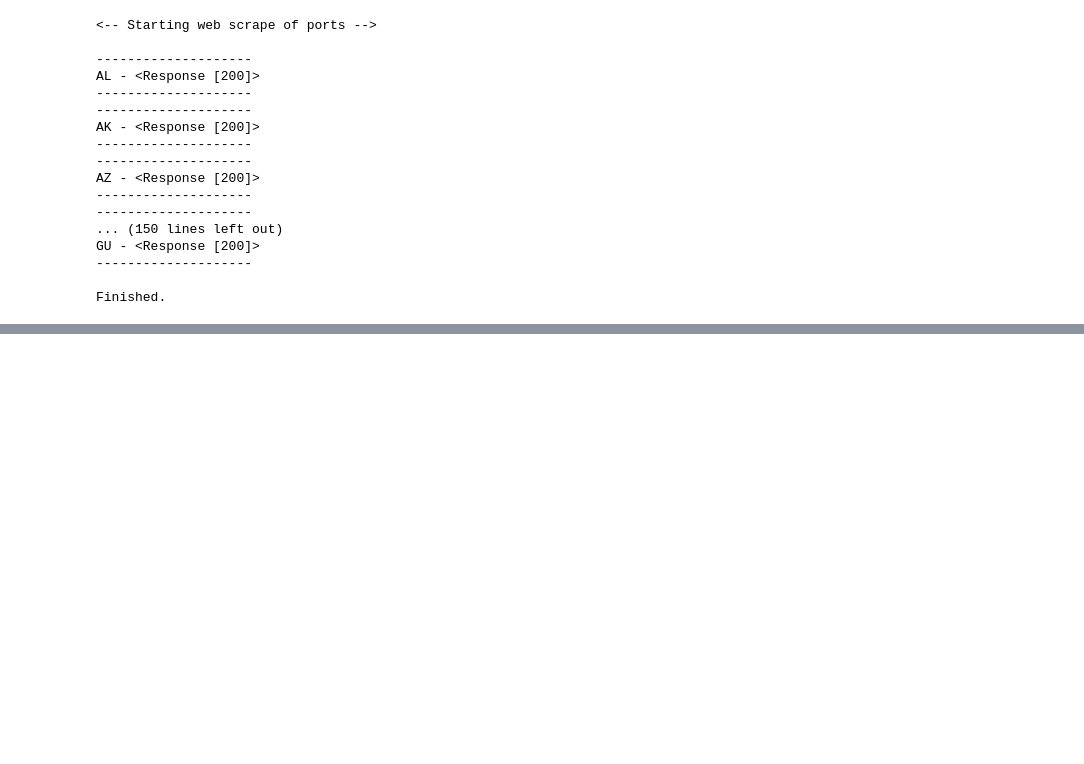
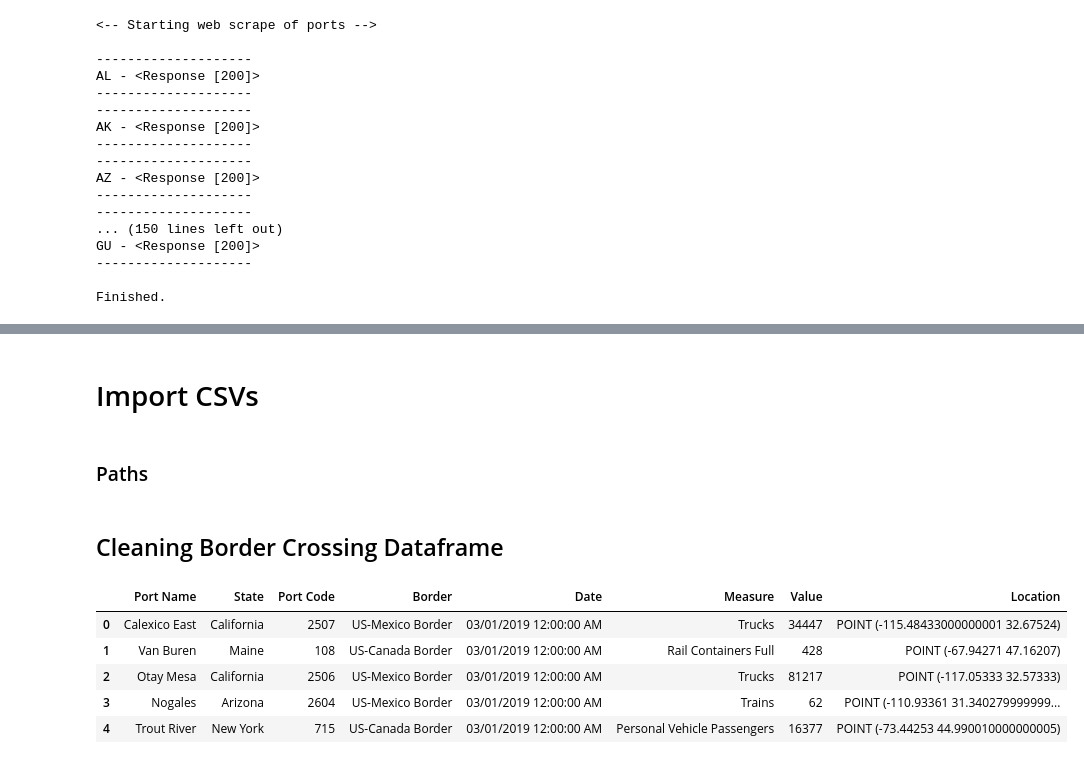
Before and after one commit to david-kishi/US-Border-Data-Scraping, a Jupyter notebook: US_Port_of_Entry_Scraping.ipynb, the cells around one changed output, grey strips where cells are left out. Drawn from its saved outputs; the diff is of its cells as text; code cells hidden in the pictures; blank space fills up the shorter version.

```diff
--- a/US_Port_of_Entry_Scraping.ipynb
+++ b/US_Port_of_Entry_Scraping.ipynb
@@ -90,0 +106,4 @@ ports_df
+# %% [markdown]
+# Import CSVs
+# %% [markdown]
+### Paths
@@ -90,0 +120,13 @@ ports_df
+# %% [markdown]
+## Cleaning Border Crossing Dataframe
+# %%
+# Create Dataframe from Border Crossing data.
+border_crossing_df = pd.read_csv(border_crossing_path)
+border_crossing_df.head()
+# %% [output]
+|  | Port Name | State | Port Code | Border | Date | Measure | Value | Location |
+| 0 | Calexico East | California | 2507 | US-Mexico Border | 03/01/2019 12:00:00 AM | Trucks | 34447 | POINT (-115.48433000000001 32.67524) |
+| 1 | Van Buren | Maine | 108 | US-Canada Border | 03/01/2019 12:00:00 AM | Rail Containers Full | 428 | POINT (-67.94271 47.16207) |
+| 2 | Otay Mesa | California | 2506 | US-Mexico Border | 03/01/2019 12:00:00 AM | Trucks | 81217 | POINT (-117.05333 32.57333) |
+| 3 | Nogales | Arizona | 2604 | US-Mexico Border | 03/01/2019 12:00:00 AM | Trains | 62 | POINT (-110.93361 31.340279999999... |
+| 4 | Trout River | New York | 715 | US-Canada Border | 03/01/2019 12:00:00 AM | Personal Vehicle Passengers | 16377 | POINT (-73.44253 44.990010000000005) |
```
Also changed, not shown: parts of 12 cells of this notebook, 3 other files.
